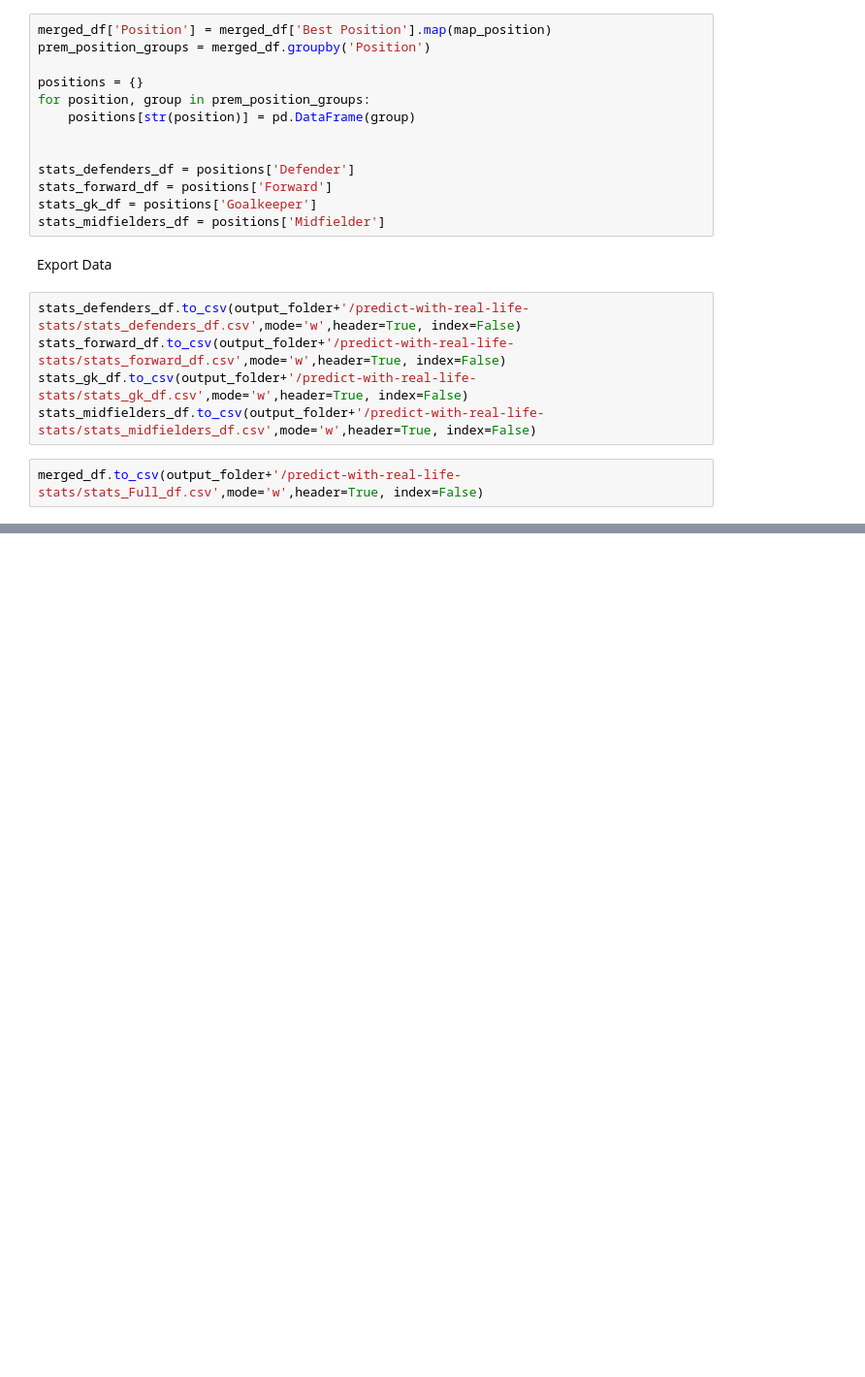
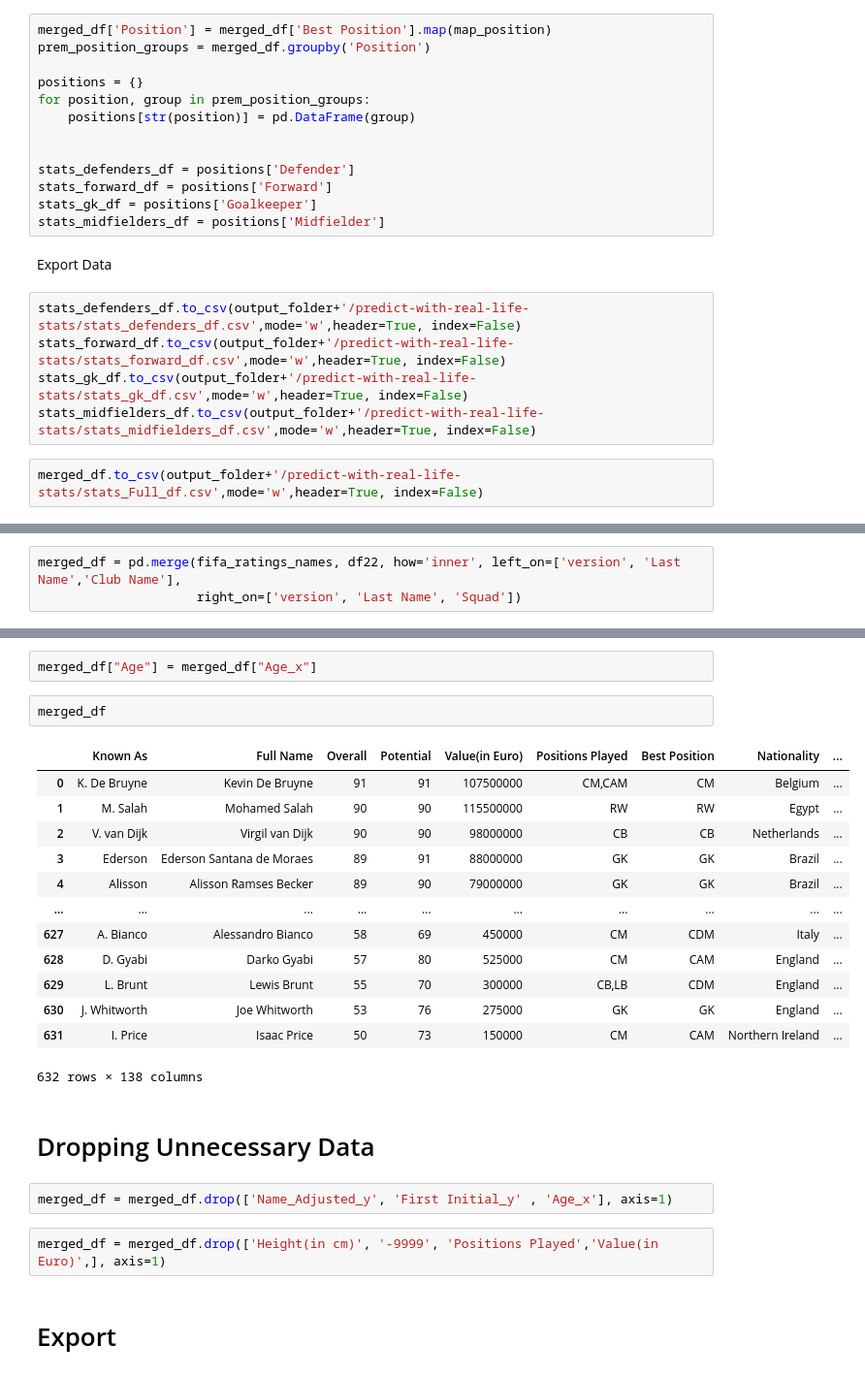
Before and after one commit to Roialfassi/predicting-future-grades-fifa, a Jupyter notebook: PreProcessWithRealStats.ipynb, the cells around one changed output, grey strips where cells are left out. Shown at 97% size. Drawn from its saved outputs; the diff is of its cells as text; blank space fills up the shorter version.

```diff
--- a/PreProcessWithRealStats.ipynb
+++ b/PreProcessWithRealStats.ipynb
@@ -212,0 +300,3 @@ merged_df.to_csv(output_folder+'/predict-with-real-life-stats/stats_Full_df.csv'
+# %%
+merged_df = pd.merge(fifa_ratings_names, df22, how='inner', left_on=['version', 'Last Name','Club Name'],
+                     right_on=['version', 'Last Name', 'Squad'])
@@ -212,0 +323,26 @@ merged_df.to_csv(output_folder+'/predict-with-real-life-stats/stats_Full_df.csv'
+# %%
+merged_df["Age"] = merged_df["Age_x"]
+# %%
+merged_df
+# %% [output]
+|  | Known As | Full Name | Overall | Potential | Value(in Euro) | Positions Played | Best Position | Nationality | ... |
+| 0 | K. De Bruyne | Kevin De Bruyne | 91 | 91 | 107500000 | CM,CAM | CM | Belgium | ... |
+| 1 | M. Salah | Mohamed Salah | 90 | 90 | 115500000 | RW | RW | Egypt | ... |
+| 2 | V. van Dijk | Virgil van Dijk | 90 | 90 | 98000000 | CB | CB | Netherlands | ... |
+| 3 | Ederson | Ederson Santana de Moraes | 89 | 91 | 88000000 | GK | GK | Brazil | ... |
+| 4 | Alisson | Alisson Ramses Becker | 89 | 90 | 79000000 | GK | GK | Brazil | ... |
+| ... | ... | ... | ... | ... | ... | ... | ... | ... | ... |
+| 627 | A. Bianco | Alessandro Bianco | 58 | 69 | 450000 | CM | CDM | Italy | ... |
+| 628 | D. Gyabi | Darko Gyabi | 57 | 80 | 525000 | CM | CAM | England | ... |
+| 629 | L. Brunt | Lewis Brunt | 55 | 70 | 300000 | CB,LB | CDM | England | ... |
+| 630 | J. Whitworth | Joe Whitworth | 53 | 76 | 275000 | GK | GK | England | ... |
+| 631 | I. Price | Isaac Price | 50 | 73 | 150000 | CM | CAM | Northern Ireland | ... |
+632 rows × 138 columns
+# %% [markdown]
+# Dropping Unnecessary Data
+# %%
+merged_df = merged_df.drop(['Name_Adjusted_y', 'First Initial_y' , 'Age_x'], axis=1)
+# %%
+merged_df = merged_df.drop(['Height(in cm)', '-9999', 'Positions Played','Value(in Euro)',], axis=1)
+# %% [markdown]
+# Export
```
Also changed, not shown: parts of 26 cells of this notebook.
